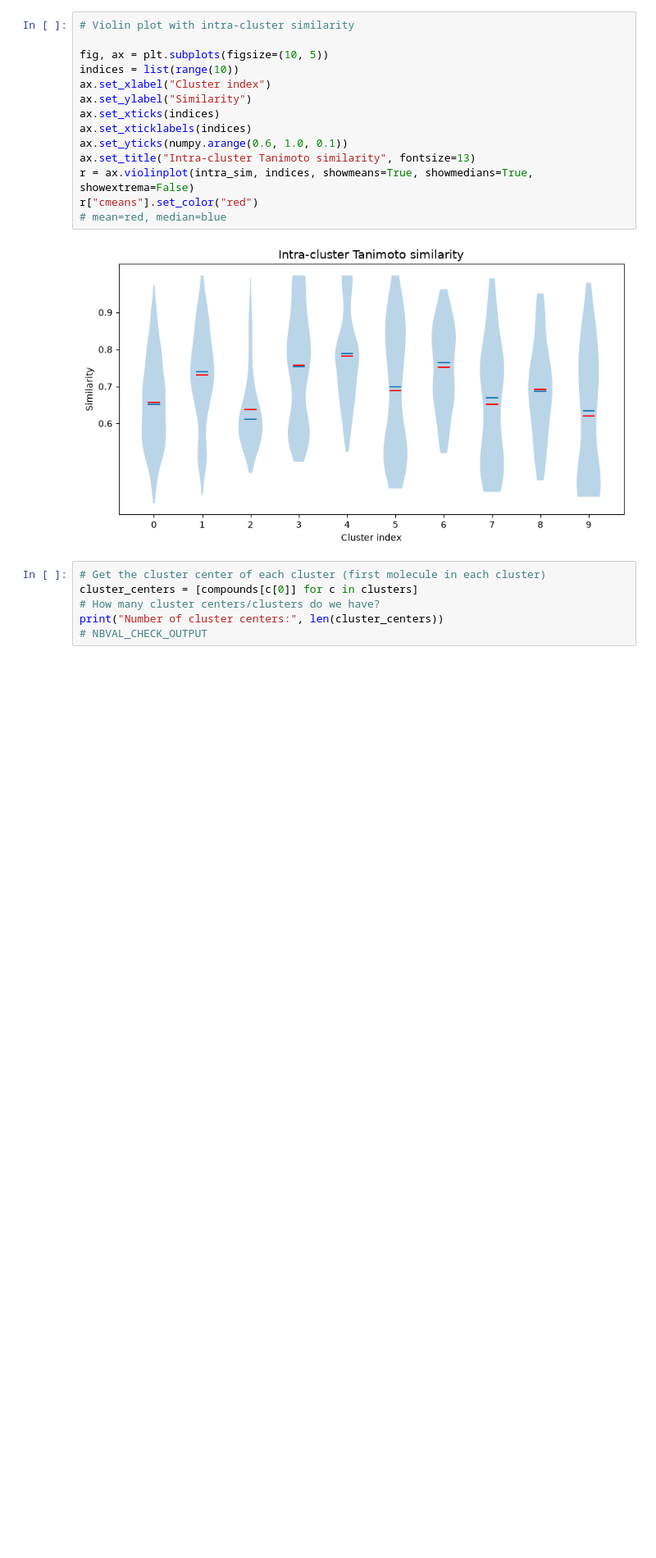
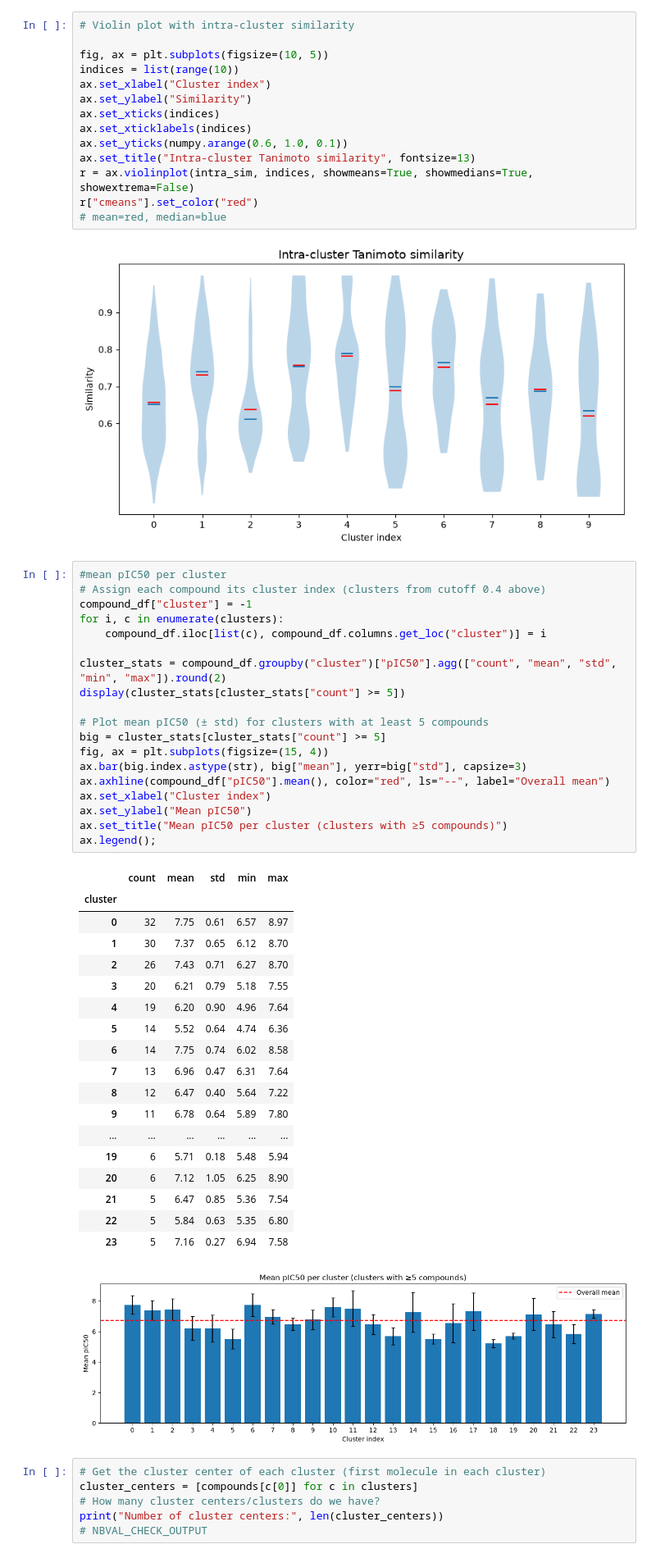
Before and after one commit to Maghanu/ACMDD_D2_Receptor, a Jupyter notebook: Workflow_steps/Workflow_step3_Clustering.ipynb, the cells around one changed output. Shown at 82% size. Cells and saved outputs as stored; diff of their text form; blank space fills up the shorter version.

```diff
--- a/Workflow_steps/Workflow_step3_Clustering.ipynb
+++ b/Workflow_steps/Workflow_step3_Clustering.ipynb
@@ -278,6 +278,45 @@ r["cmeans"].set_color("red")
 # mean=red, median=blue
 # %% [output]
 [figure]
+# %%
+#mean pIC50 per cluster
+# Assign each compound its cluster index (clusters from cutoff 0.4 above)
+compound_df["cluster"] = -1
+for i, c in enumerate(clusters):
+    compound_df.iloc[list(c), compound_df.columns.get_loc("cluster")] = i
+
+cluster_stats = compound_df.groupby("cluster")["pIC50"].agg(["count", "mean", "std", "min", "max"]).round(2)
+display(cluster_stats[cluster_stats["count"] >= 5])
+
+# Plot mean pIC50 (± std) for clusters with at least 5 compounds
+big = cluster_stats[cluster_stats["count"] >= 5]
+fig, ax = plt.subplots(figsize=(15, 4))
+ax.bar(big.index.astype(str), big["mean"], yerr=big["std"], capsize=3)
+ax.axhline(compound_df["pIC50"].mean(), color="red", ls="--", label="Overall mean")
+ax.set_xlabel("Cluster index")
+ax.set_ylabel("Mean pIC50")
+ax.set_title("Mean pIC50 per cluster (clusters with ≥5 compounds)")
+ax.legend();
+# %% [output]
+|  | count | mean | std | min | max |
+| cluster |  |  |  |  |  |
+| 0 | 32 | 7.75 | 0.61 | 6.57 | 8.97 |
+| 1 | 30 | 7.37 | 0.65 | 6.12 | 8.70 |
+| 2 | 26 | 7.43 | 0.71 | 6.27 | 8.70 |
+| 3 | 20 | 6.21 | 0.79 | 5.18 | 7.55 |
+| 4 | 19 | 6.20 | 0.90 | 4.96 | 7.64 |
+| 5 | 14 | 5.52 | 0.64 | 4.74 | 6.36 |
+| 6 | 14 | 7.75 | 0.74 | 6.02 | 8.58 |
+| 7 | 13 | 6.96 | 0.47 | 6.31 | 7.64 |
+| 8 | 12 | 6.47 | 0.40 | 5.64 | 7.22 |
+| 9 | 11 | 6.78 | 0.64 | 5.89 | 7.80 |
+| ... | ... | ... | ... | ... | ... |
+| 19 | 6 | 5.71 | 0.18 | 5.48 | 5.94 |
+| 20 | 6 | 7.12 | 1.05 | 6.25 | 8.90 |
+| 21 | 5 | 6.47 | 0.85 | 5.36 | 7.54 |
+| 22 | 5 | 5.84 | 0.63 | 5.35 | 6.80 |
+| 23 | 5 | 7.16 | 0.27 | 6.94 | 7.58 |
+[figure, added]
 # %%
 # Get the cluster center of each cluster (first molecule in each cluster)
 cluster_centers = [compounds[c[0]] for c in clusters]
```
Also changed, not shown: 3 other files.
